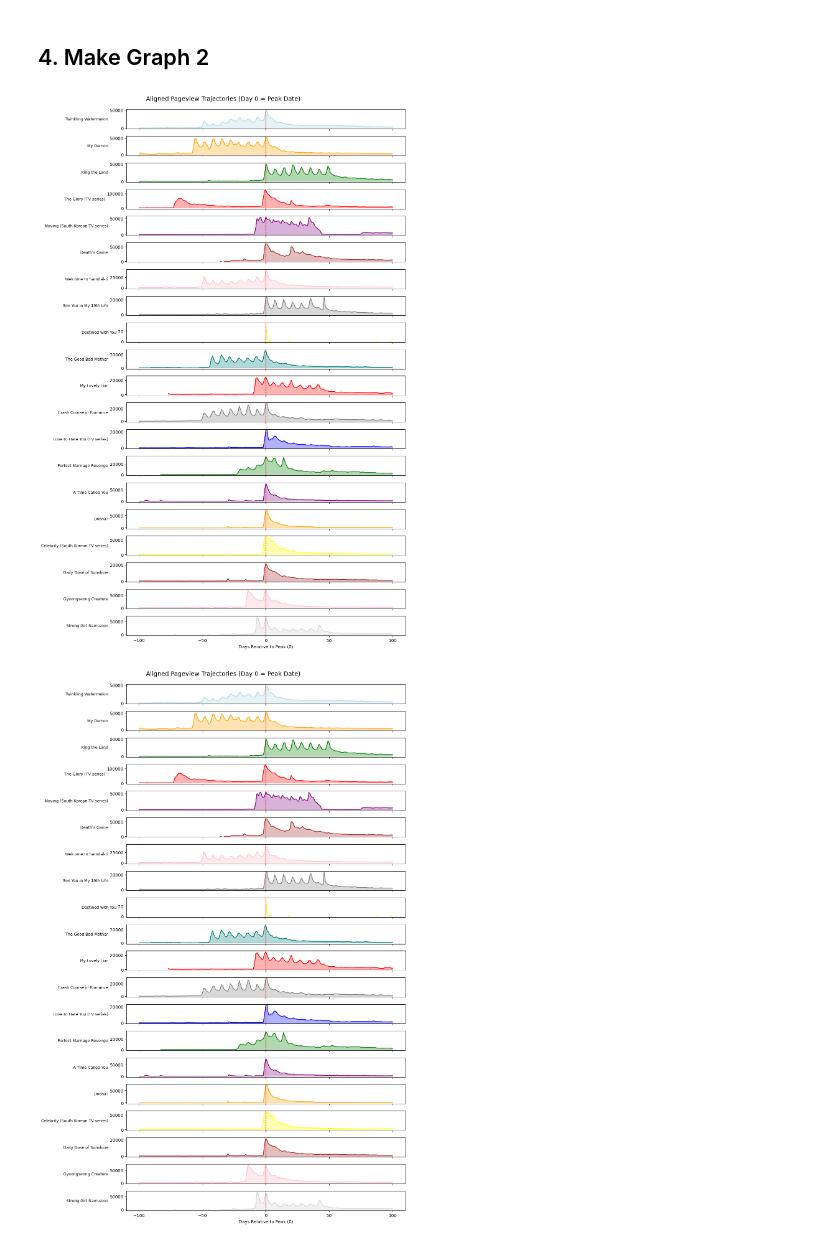
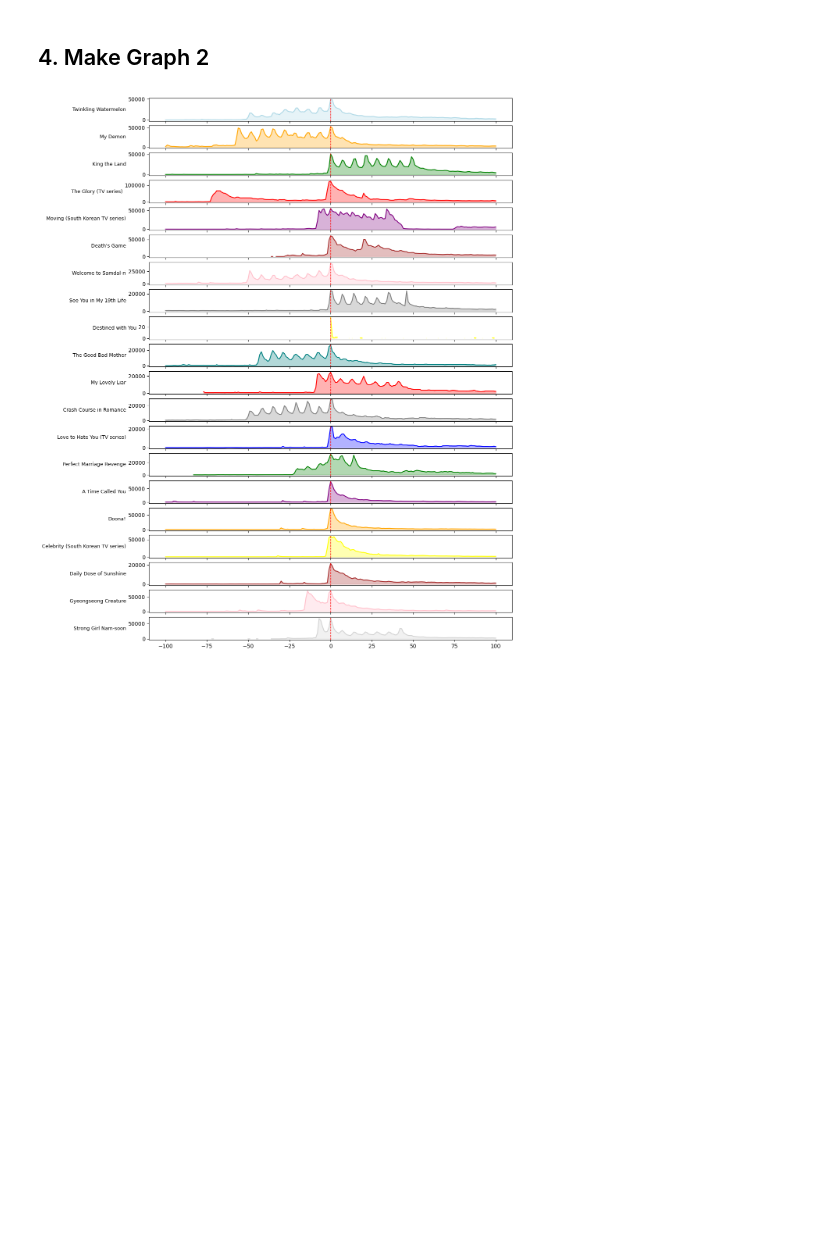
Before and after one commit to kellyc721/cs315-week3-tasks-fri, a Jupyter notebook: Part 4 Task.ipynb, the cells around one changed output. Cells and saved outputs as stored; diff of their text form; code cells hidden in the pictures; blank space fills up the shorter version.

Commit message:
fixed formatting for graph 2

```diff
--- a/Part 4 Task.ipynb
+++ b/Part 4 Task.ipynb
@@ -313,45 +313,31 @@ for i, drama in enumerate(drama_order):
         drama_data["pageviews"],
         color=colors[i],
         linewidth=1.5
     )
 
     # shade area
     axes[i].fill_between(
         drama_data["days_relative"],
         drama_data["pageviews"],
         alpha=0.3,
         color=colors[i]
     )
 
     # red dashed line
     axes[i].axvline(
         0,
         color="red",
         linestyle="--",
         linewidth=1
     )
 
     # label drama title
     axes[i].set_ylabel(
         drama.replace("_", " "),
         rotation=0,
         ha="right",
         va="center",
         fontsize=9
     )
-
-
-axes[-1].set_xlabel("Days Relative to Peak (0)")
-axes[-1].set_xticks([-100, -50, 0, 50, 100])
-
-fig.suptitle(
-    "Aligned Pageview Trajectories (Day 0 = Peak Date)",
-    fontsize=14,
-    y=0.995
-)
-
-plt.tight_layout()
-fig
 # %% [output]
-[figure, old version]
+[figure, new version]
-[figure, removed]
```
Also changed, not shown: parts of 1 cell of this notebook.
